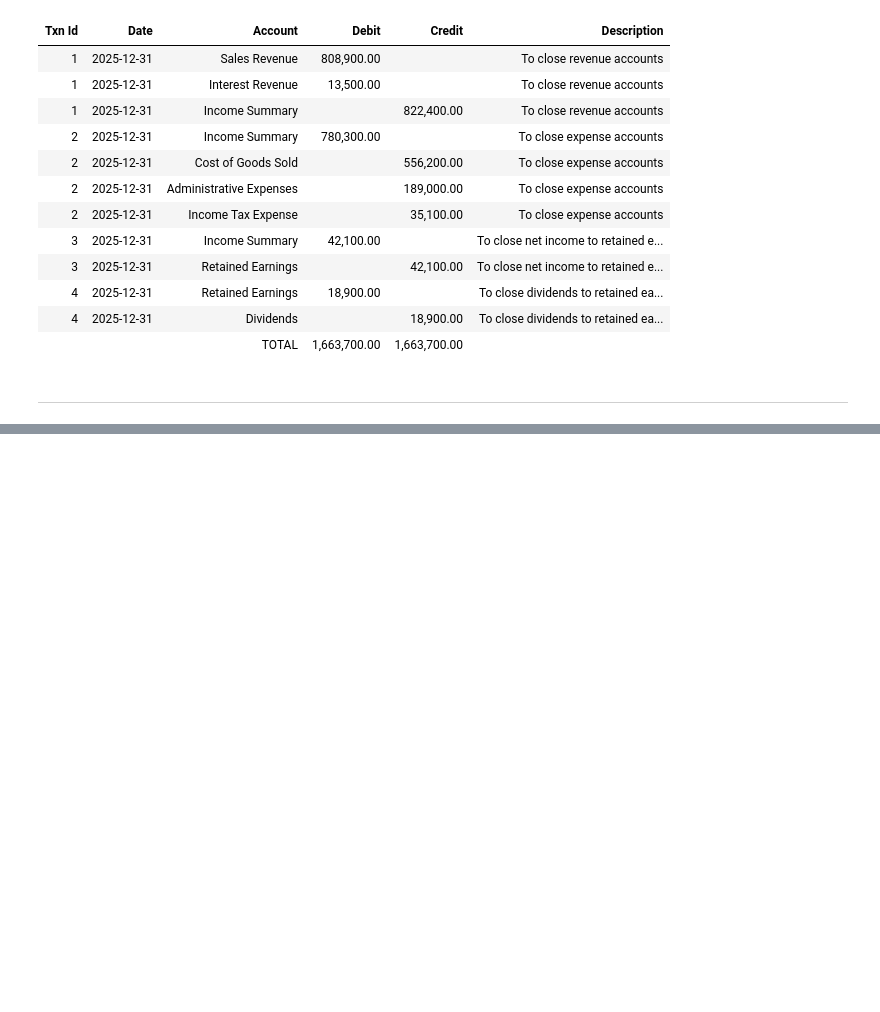
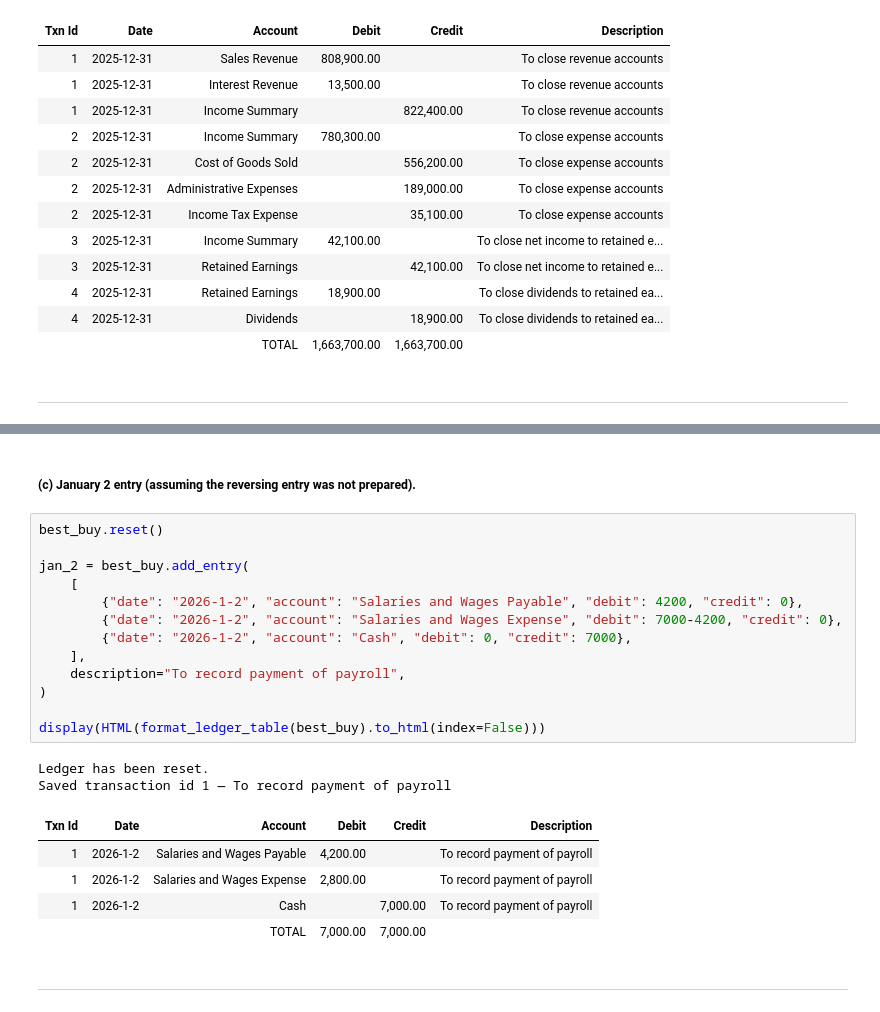
Before and after one commit to ekmartinez/Accounting, a Jupyter notebook: 01_The_Accounting_Information_System/01_The_Accounting_Information_System_Brief_Exercises.ipynb, the cells around one changed output, grey strips where cells are left out. Saved outputs shown, nothing was run; the diff lists cells and outputs as text; blank space fills up the shorter version.

```diff
--- a/01_The_Accounting_Information_System/01_The_Accounting_Information_System_Brief_Exercises.ipynb
+++ b/01_The_Accounting_Information_System/01_The_Accounting_Information_System_Brief_Exercises.ipynb
@@ -668,0 +785,25 @@ display(HTML(format_ledger_table(side_kicks).to_html(index=False)))
+# %% [markdown]
+##### **(c) January 2 entry (assuming the reversing entry was not prepared).**
+# %%
+best_buy.reset()
+
+jan_2 = best_buy.add_entry(
+    [
+        {"date": "2026-1-2", "account": "Salaries and Wages Payable", "debit": 4200, "credit": 0},
+        {"date": "2026-1-2", "account": "Salaries and Wages Expense", "debit": 7000-4200, "credit": 0},
+        {"date": "2026-1-2", "account": "Cash", "debit": 0, "credit": 7000},
+    ],
+    description="To record payment of payroll",
+)
+
+display(HTML(format_ledger_table(best_buy).to_html(index=False)))
+# %% [output]
+Ledger has been reset.
+Saved transaction id 1 — To record payment of payroll
+| Txn Id | Date | Account | Debit | Credit | Description |
+| 1 | 2026-1-2 | Salaries and Wages Payable | 4,200.00 |  | To record payment of payroll |
+| 1 | 2026-1-2 | Salaries and Wages Expense | 2,800.00 |  | To record payment of payroll |
+| 1 | 2026-1-2 | Cash |  | 7,000.00 | To record payment of payroll |
+|  |  | TOTAL | 7,000.00 | 7,000.00 |  |
+# %% [markdown]
+---
```
Also changed, not shown: parts of 10 cells of this notebook.
